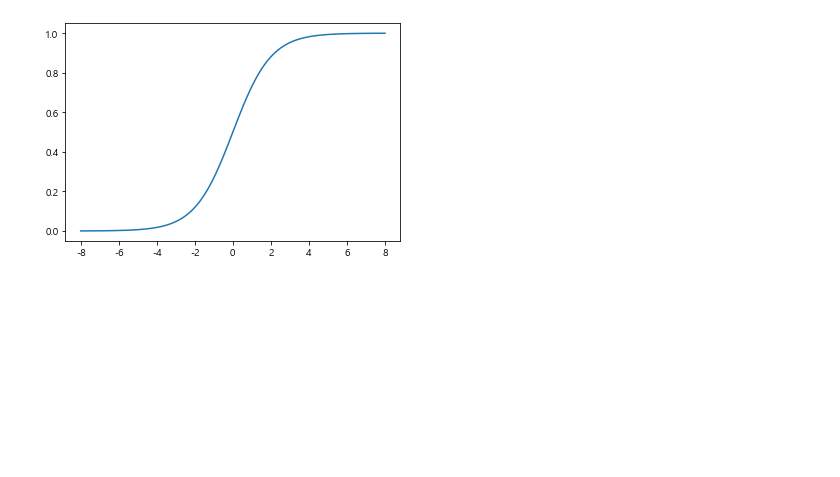
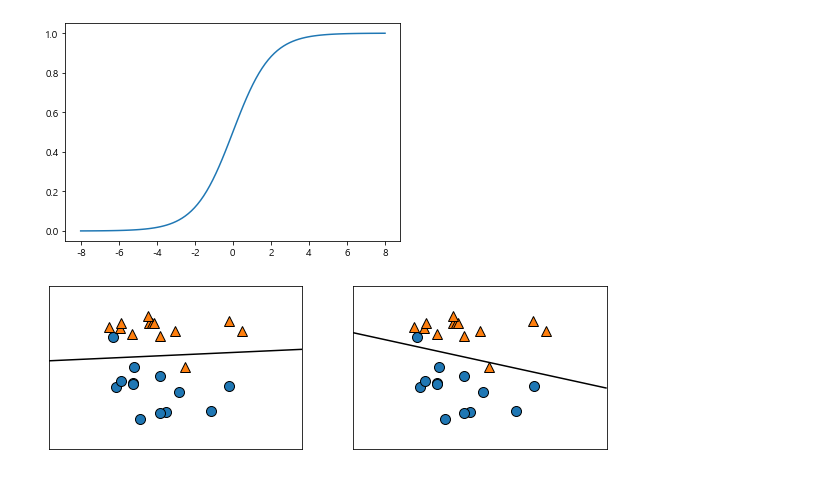
Before and after one commit to NikeLee/pythonwork, a Jupyter notebook: ai/2_선형 회귀모델과 로지스틱 회귀모델.ipynb, the cells around one changed output. Drawn from its saved outputs; the diff is of its cells as text; code cells hidden in the pictures; blank space fills up the shorter version.

```diff
--- a/ai/2_선형 회귀모델과 로지스틱 회귀모델.ipynb
+++ b/ai/2_선형 회귀모델과 로지스틱 회귀모델.ipynb
@@ -458,3 +458,18 @@ plt.plot(X, 1 / (1 + np.exp(-X)))
 # %% [output]
 [<matplotlib.lines.Line2D at 0x...>]
 [figure]
+# %%
+X, y = mglearn.datasets.make_forge()
+
+clf1 = LinearSVC(C=1).fit(X, y)
+clf2 = LogisticRegression(C=1).fit(X, y)
+
+_, axes = plt.subplots(1, 2, figsize=(10, 3))
+
+mglearn.discrete_scatter(X[:, 0], X[:, 1], y, ax=axes[0])
+mglearn.plots.plot_2d_separator(clf1, X, ax=axes[0])
+
+mglearn.discrete_scatter(X[:, 0], X[:, 1], y, ax=axes[1])
+mglearn.plots.plot_2d_separator(clf2, X, ax=axes[1])
+# %% [output]
+[figure, added]
```
Also changed, not shown: parts of 35 cells of this notebook.
